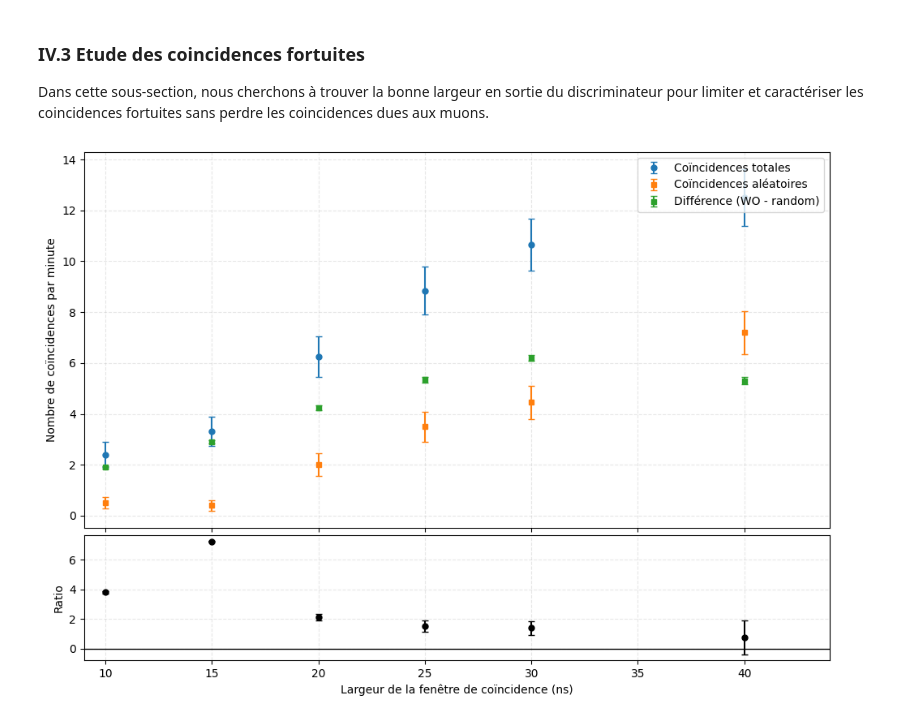
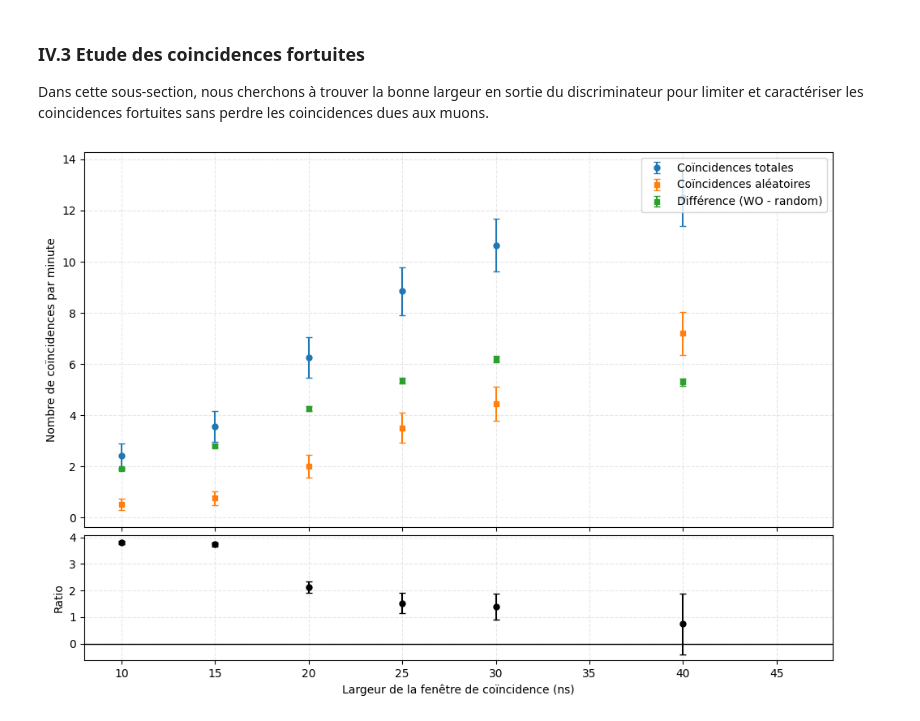
Before and after one commit to Arpad-Schaeffer/Modal, a Jupyter notebook: Muon_Detection_Scintillators.ipynb, the cells around one changed output. Cells and saved outputs as stored; diff of their text form; code cells hidden in the pictures.

```diff
--- a/Muon_Detection_Scintillators.ipynb
+++ b/Muon_Detection_Scintillators.ipynb
@@ -455,6 +455,8 @@ from scipy.interpolate import interp1d
 # -----------------------------
 # Lecture des données
 # -----------------------------
+filename = "DECT1_DECT2_DECT3_Delay.csv"  # Remplacez par le chemin réel
+skip_lines = 21  # Nombre de lignes à ignorer au début du fichier
 try:
     data = pd.read_csv(filename, skiprows=skip_lines)
 except Exception as e:
@@ -462,7 +464,7 @@ except Exception as e:
     exit(1)
 
 # Paramètres
-num_scint = 2       # 2 ou 3 scintillateurs
+num_scint = 3       # 2 ou 3 scintillateurs
 log_scale = False   # True pour échelle log y
 theorical = False    # True pour afficher la courbe théorique
 
@@ -541,32 +543,32 @@ ax1.grid(True, which='both', ls='--', alpha=0.3)
 # --- Panel du bas : résidus ---
 if theorical:
     # interpolation pour évaluer y_fit aux abscisses width_ns
     interp_th = interp1d(x_fit, y_fit, bounds_error=False, fill_value=0)
     resid = count_WO_min - interp_th(width_ns)
     err_resid = err_WO
 else:
     resid = count_diff_min
     err_resid = np.sqrt(err_WO**2 + err_random**2)
 
 ax2.errorbar(
     width_ns, ratio, yerr=err_ratio,
     fmt='o', ms=5, capsize=3, color='k'
 )
 ax2.axhline(0, color='k', lw=1)
 ax2.set_xlabel("Largeur de la fenêtre de coïncidence (ns)")
 ax2.set_ylabel("Ratio")
 ax2.grid(True, which='both', ls='--', alpha=0.3)
 
 # --- Réglages finaux ---
-xmin, xmax = width_ns.min()*0.9, width_ns.max()*1.1
+xmin, xmax = width_ns.min()*0.8, width_ns.max()*1.2
 ymin, ymax = None, None  # ou définir manuellement
 ax1.set_xlim(xmin, xmax)
 ax2.set_xlim(xmin, xmax)
 if ymin is not None and ymax is not None:
     ax1.set_ylim(ymin, ymax)
     ax2.set_ylim(ymin, ymax)
 
 plt.tight_layout(h_pad=0.1)
 plt.show()
 # %% [output]
-[figure, old version]
+[figure, new version]
```
Also changed, not shown: parts of 2 cells of this notebook.
